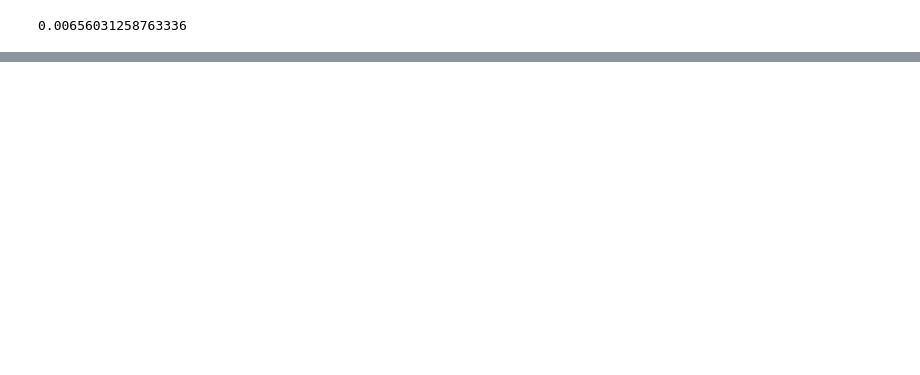
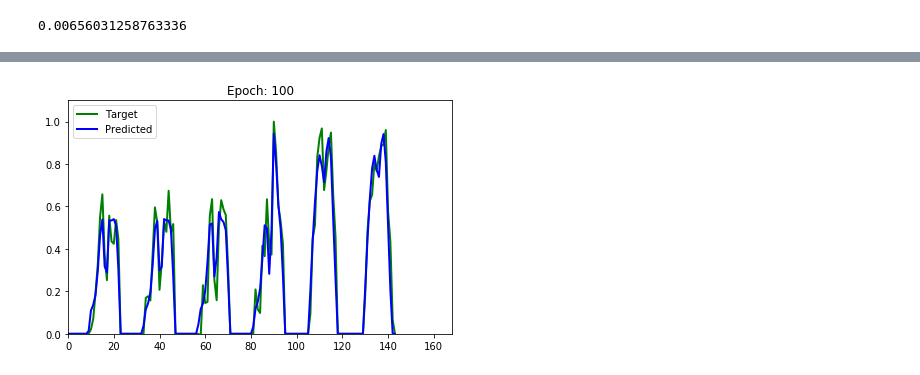
Before and after one commit to vadikko2/Hack_university, a Jupyter notebook: Main.ipynb, the cells around one changed output, grey strips where cells are left out. Drawn from its saved outputs; the diff is of its cells as text; code cells hidden in the pictures; blank space fills up the shorter version.

Commit message:
Learn animation

```diff
--- a/Main.ipynb
+++ b/Main.ipynb
@@ -143,3 +144,90 @@ plt.show()
 print(sum((np.array(YP) - np.array(Y))**2) / len(Y))
 # %% [output]
 0.00656031258763336
+# %%
+from matplotlib import animation
+
+
+data_set, weekTest = gen.generate()
+
+ANIMMODEL = models.IntensRecModelCreater(input_dim = 2, power = 128)()
+
+batch_size = 128
+frames = 100
+Epoch = 0
+
+X, Y = models.pad_sequences(data_set)
+
+_, YT = models.pad_sequences(weekTest)
+
+Y = [d[0] for d in Y]
+YT = [d[0] for d in YT]
+
+plotcols = ["g","b"]
+labels = ["Target", "Predicted"]
+
+fig = plt.figure()
+ax1 = plt.axes(xlim=(0, 24*7), ylim=(0,1.1))
+line, = ax1.plot([], [], lw=2)
+
+lines = []
+for index in range(2):
+    lobj = ax1.plot([],[],lw=2,color=plotcols[index], label = labels[index])[0]
+    lines.append(lobj)
+
+
+def init():
+    for line in lines:
+        line.set_data([],[])
+    return lines
+
+def animate(i):
+
+    global ANIMMODEL
+    global X
+    global Y
+    global YT
+    global weekTest
+    global Epoch
+    global batch_size
+
+    Epoch += 1
+
+    X,Y = models._shuffle(X,Y)
+
+    print(str(i) + ' Epoch')
+    _ = models.fitModel(ANIMMODEL, X , Y, 'data/model_weights/RNN_Analys1',
+                          val_rate = 0.1, epochs = 1, batch_size = 128)
+
+    _x = weekTest[:24]
+    YP = []
+    for i in range(len(weekTest) - 24):
+        p = ANIMMODEL.predict(np.array([_x]))
+        _x = _x[1:]
+        _x.append([float(p),weekTest[24 + i][1]])
+        YP.append(float(p))
+
+    ylist = [YT,YP]
+    xlist = [[j for j in range(len(YT))],[j for j in range(len(YT))]]
+
+    for lnum,line in enumerate(lines):
+        line.set_data(xlist[lnum],ylist[lnum])
+
+
+    plt.title("Epoch: " + str(Epoch))
+    plt.legend()
+    plt.tight_layout()
+
+
+    return lines
+
+anim = animation.FuncAnimation(fig, animate, init_func=init,
+                               frames=frames, blit=True)
+
+#Writer = animation.writers['ffmpeg']
+#writer = Writer(fps=10, metadata=dict(artist='Me'), bitrate=1800)
+
+#anim.save('learn.mp4', writer=writer)
+
+anim.save('learn.mp4', fps=10, extra_args=['-vcodec', 'libx264'])
+# %% [output]
@@ -145,0 +251 @@ print(sum((np.array(YP) - np.array(Y))**2) / len(Y))
+[figure, added]
```
Also changed, not shown: parts of 4 cells of this notebook, 2 other files.
